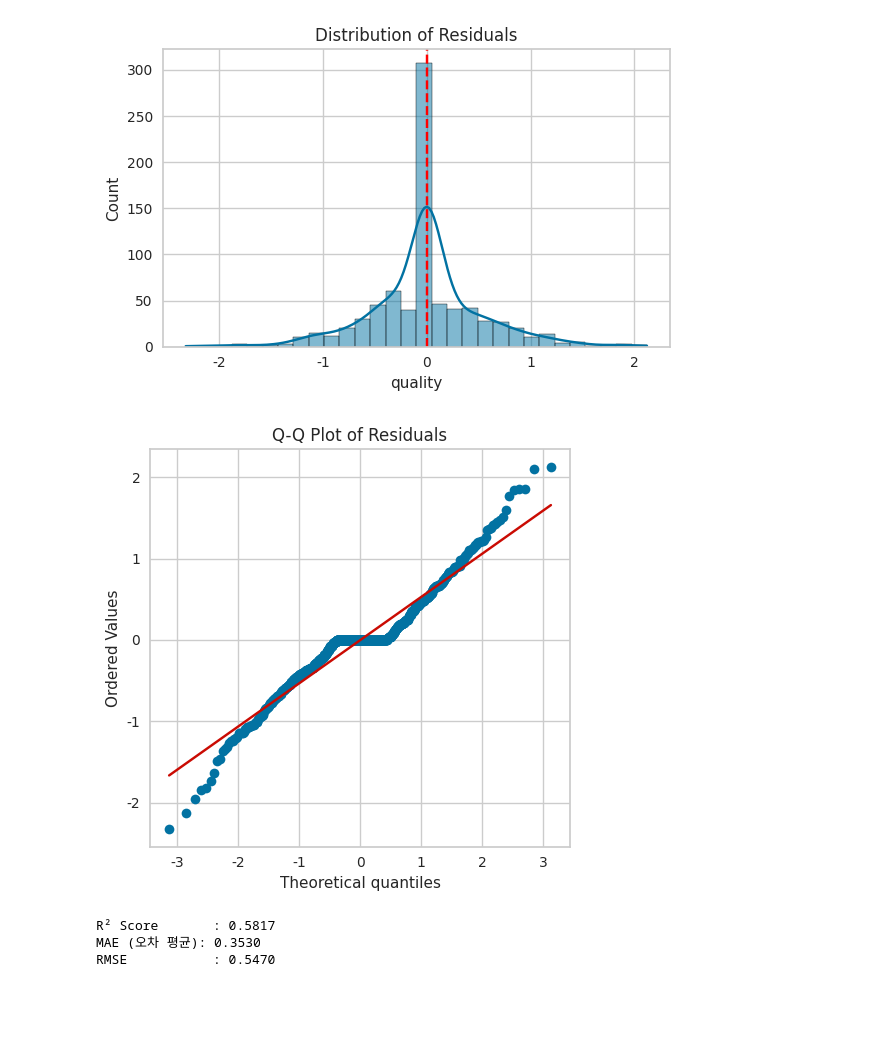
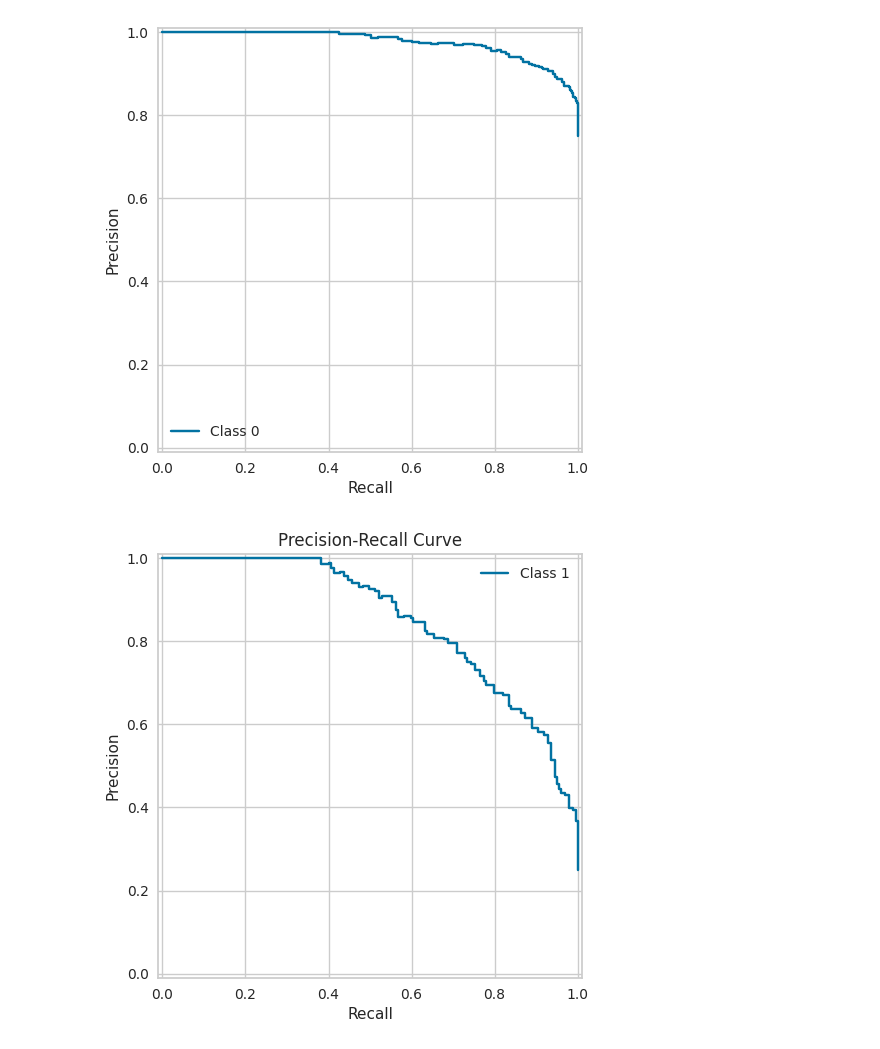
Before and after one commit to dongwonmoon/Recipe-Optimize, a Jupyter notebook: 02.ML.ipynb, the cells around one changed output. Saved outputs shown, nothing was run; the diff lists cells and outputs as text; code cells hidden in the pictures; blank space fills up the shorter version.

```diff
--- a/02.ML.ipynb
+++ b/02.ML.ipynb
@@ -77,6 +73,6 @@ predict_model(best_model)
 # %%
 from scipy import stats
-from sklearn.ensemble import ExtraTreesRegressor
+from sklearn.ensemble import ExtraTreesClassifier
 from sklearn.model_selection import train_test_split
 from sklearn.metrics import r2_score, mean_squared_error, mean_absolute_error
 
@@ -87,10 +83,10 @@ X_train, X_test, y_train, y_test = train_test_split(
 )
 
 # 모델 학습
-model = ExtraTreesRegressor(random_state=42)
+model = ExtraTreesClassifier(random_state=42)
 model.fit(X_train, y_train)
 
 # 예측
 y_pred = model.predict(X_test)
-residuals = y_test - y_pred
+y_proba = model.predict_proba(X_test)
 # %%
@@ -111,14 +112,8 @@ plt.show()
 # %%
-# -----------------------------
-# 2. 잔차 플롯
-# -----------------------------
-plt.figure(figsize=(6, 4))
-sns.scatterplot(x=y_pred, y=residuals, alpha=0.6)
-plt.axhline(0, color="red", linestyle="--")
-plt.xlabel("Predicted")
-plt.ylabel("Residuals")
-plt.title("Residuals vs Predicted")
-plt.grid(True)
-plt.tight_layout()
+for i in range(len(model.classes_)):
+    fpr, tpr, _ = roc_curve((y_test == i).astype(int), y_proba[:, i])
+    RocCurveDisplay(fpr=fpr, tpr=tpr).plot(label=f"Class {i}")
+plt.title("ROC Curve (OvR)")
+plt.legend()
 plt.show()
 # %% [output]
@@ -126,35 +122,15 @@ plt.show()
 # %%
-# -----------------------------
-# 3. 잔차 히스토그램
-# -----------------------------
-plt.figure(figsize=(6, 4))
-sns.histplot(residuals, bins=30, kde=True)
-plt.axvline(0, color="red", linestyle="--")
-plt.title("Distribution of Residuals")
-plt.tight_layout()
+for i in range(len(model.classes_)):
+    precision, recall, _ = precision_recall_curve(
+        (y_test == i).astype(int), y_proba[:, i]
+    )
+    PrecisionRecallDisplay(precision=precision, recall=recall).plot(label=f"Class {i}")
+plt.title("Precision-Recall Curve")
+plt.legend()
 plt.show()
 # %% [output]
-[figure, old version]
+[figure, new version]
+[figure, added]
 # %%
-# -----------------------------
-# 4. Q-Q 플롯
-# -----------------------------
-plt.figure(figsize=(5, 5))
-stats.probplot(residuals, dist="norm", plot=plt)
-plt.title("Q-Q Plot of Residuals")
-plt.grid(True)
-plt.tight_layout()
-plt.show()
+explainer = shap.TreeExplainer(model)
+shap_values = explainer.shap_values(X_test)
-# %% [output]
-[figure, removed]
-# %%
-# -----------------------------
-# 5. 평가 지표 출력
-# -----------------------------
-print(f"R² Score       : {r2_score(y_test, y_pred):.4f}")
-print(f"MAE (오차 평균): {mean_absolute_error(y_test, y_pred):.4f}")
-print(f"RMSE           : {mean_squared_error(y_test, y_pred, squared=False):.4f}")
-# %% [output]
-R² Score       : 0.5817
-MAE (오차 평균): 0.3530
-RMSE           : 0.5470
```
Also changed, not shown: parts of 3 cells of this notebook, 9 other files.
